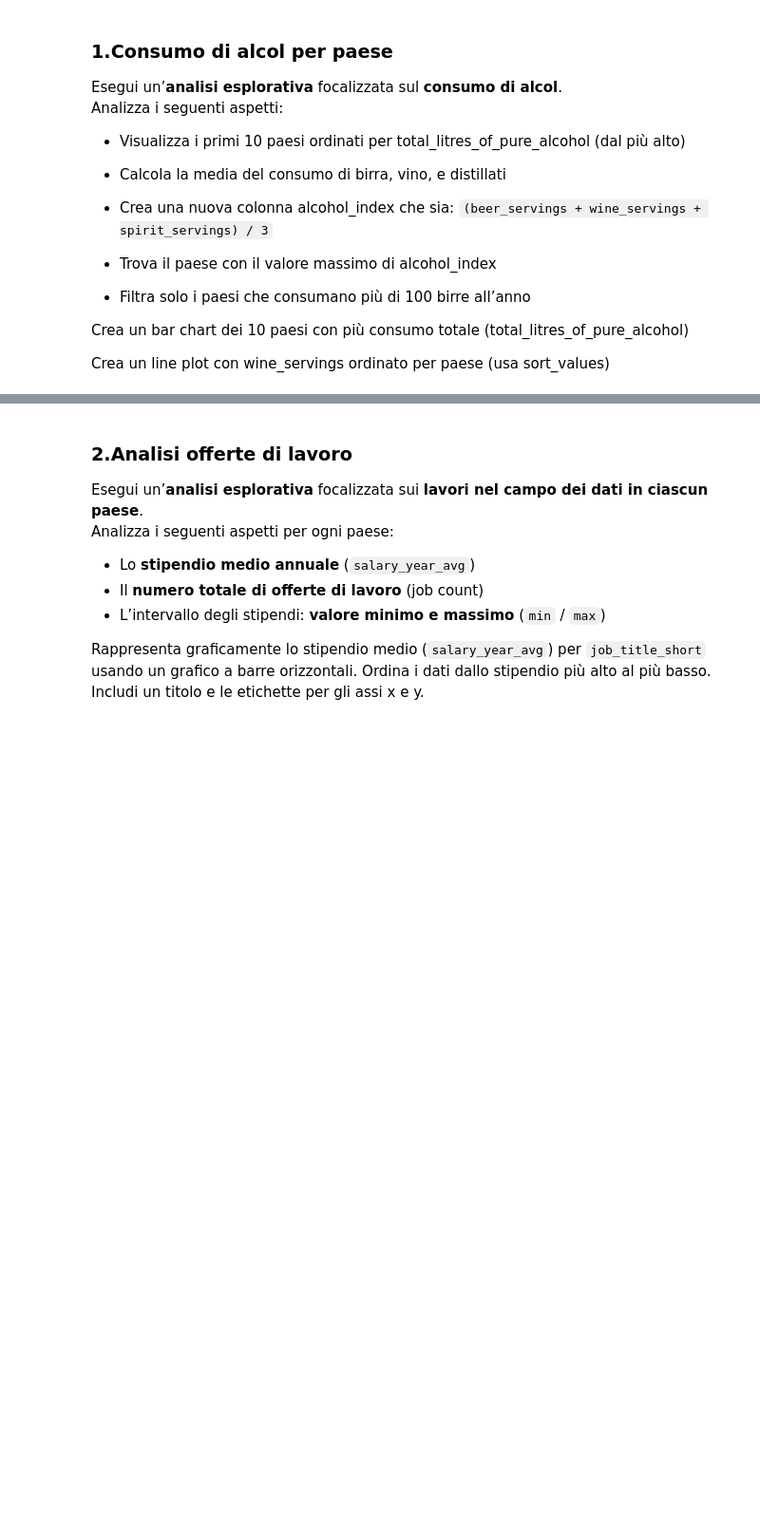
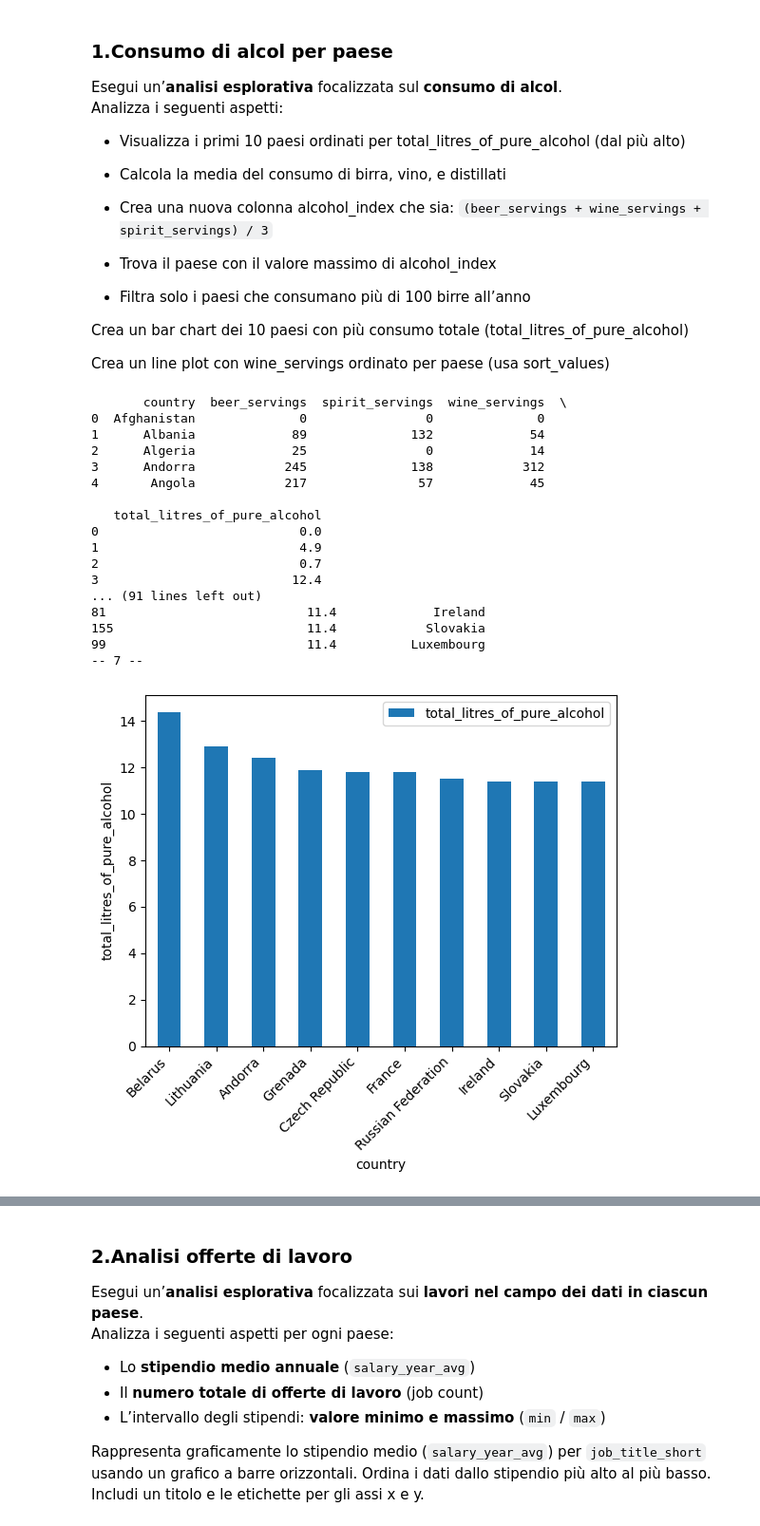
Before and after one commit to Suezooo/LabProgrammazione2, a Jupyter notebook: esercizi/3_Esercizi_lez_3.ipynb, the cells around one changed output, grey strips where cells are left out. Shown at 95% size. Drawn from its saved outputs; the diff is of its cells as text; code cells hidden in the pictures; blank space fills up the shorter version.

```diff
--- a/esercizi/3_Esercizi_lez_3.ipynb
+++ b/esercizi/3_Esercizi_lez_3.ipynb
@@ -21,0 +18,65 @@ df = pd.read_csv("https://raw.githubusercontent.com/fivethirtyeight/data/master/
+# %%
+import pandas as pd
+
+df = pd.read_csv("https://raw.githubusercontent.com/fivethirtyeight/data/master/alcohol-consumption/drinks.csv")
+print(df.head().sort_index())
+print(df.columns)
+#1
+print("-- 1 --")
+
+print(df.sort_values(by = ['total_litres_of_pure_alcohol'],ascending=False).head(n = 10))
+
+#2
+print("-- 2 --")
+
+print(df[['beer_servings','spirit_servings','wine_servings']].mean())
+
+#3
+print("-- 3 --")
+alcohol_index = df[['beer_servings','spirit_servings','wine_servings']].sum(axis=1)/3
+df['alcohol_index'] = alcohol_index
+print(df)
+
+# 4
+print("-- 4 --")
+print(df.sort_values(by = ['alcohol_index'],ascending=False).head(n = 1))
+
+# 5
+print("-- 5 --")
+print(df.loc[df['beer_servings'] > 100, ['country', 'beer_servings']])
+# 6
+print("-- 6 --")
+import matplotlib.pyplot as plt
+print(df[['total_litres_of_pure_alcohol','country']].sort_values(by='total_litres_of_pure_alcohol',ascending=False).head(10))
+df[['total_litres_of_pure_alcohol','country']].sort_values(by='total_litres_of_pure_alcohol',ascending=False).head(10).plot(kind='bar',x='country',y='total_litres_of_pure_alcohol',xlabel='country',ylabel='total_litres_of_pure_alcohol')
+plt.xticks(rotation=45,ha='right')
+plt.show
+
+# 7
+print("-- 7 --")
+df_sorted = df.sort_values(by='country')
+df_sorted.plot(kind='line', x='country', y='wine_servings')
+plt.xticks(rotation=45, ha='right')
+plt.xlabel('Country')
+plt.ylabel('Wine Servings')
+plt.title('Wine Servings per Country')
+plt.show()
+# %% [output]
+       country  beer_servings  spirit_servings  wine_servings  \
+0  Afghanistan              0                0              0
+1      Albania             89              132             54
+2      Algeria             25                0             14
+3      Andorra            245              138            312
+4       Angola            217               57             45
+
+   total_litres_of_pure_alcohol
+0                           0.0
+1                           4.9
+2                           0.7
+3                          12.4
+... (91 lines left out)
+81                           11.4             Ireland
+155                          11.4            Slovakia
+99                           11.4          Luxembourg
+-- 7 --
+[figure, added]
```
Also changed, not shown: parts of 2 cells of this notebook.
